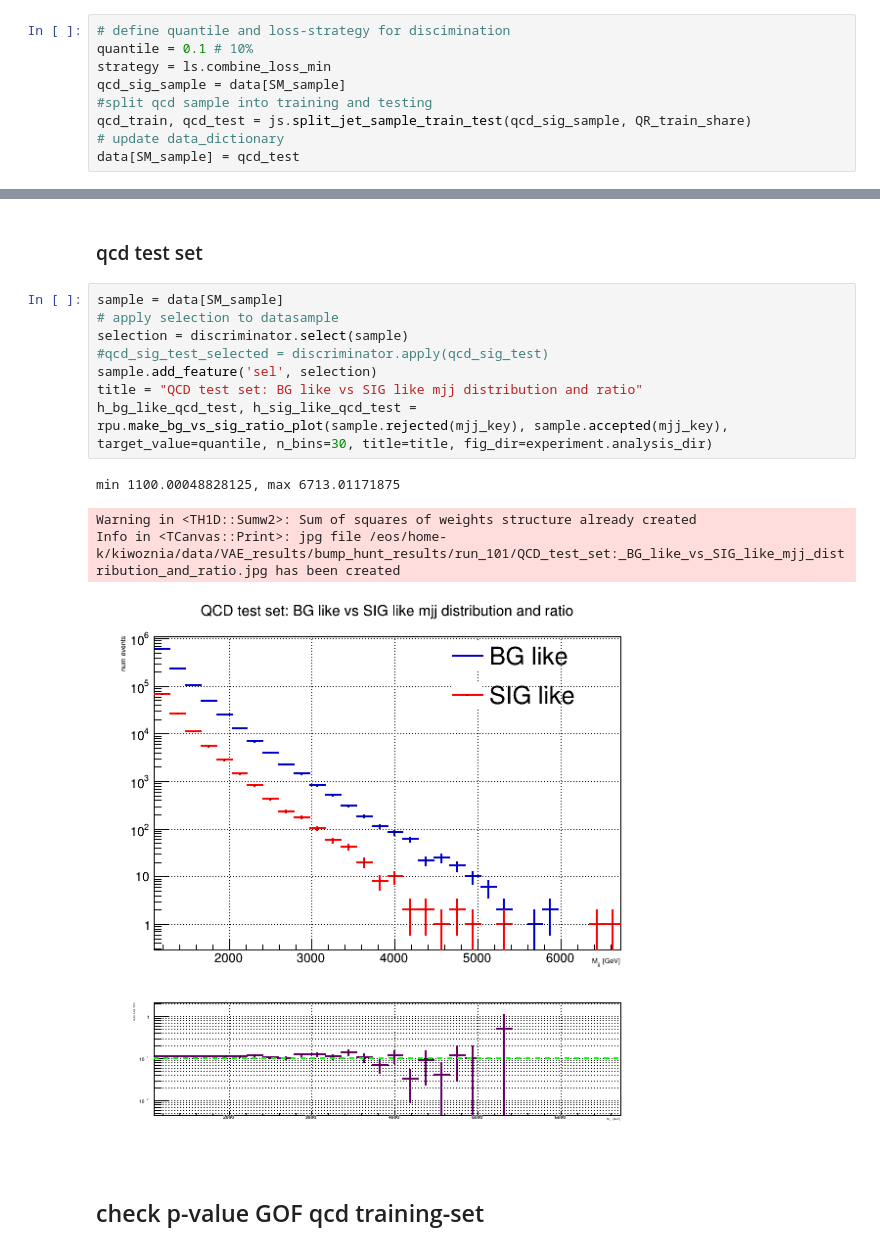
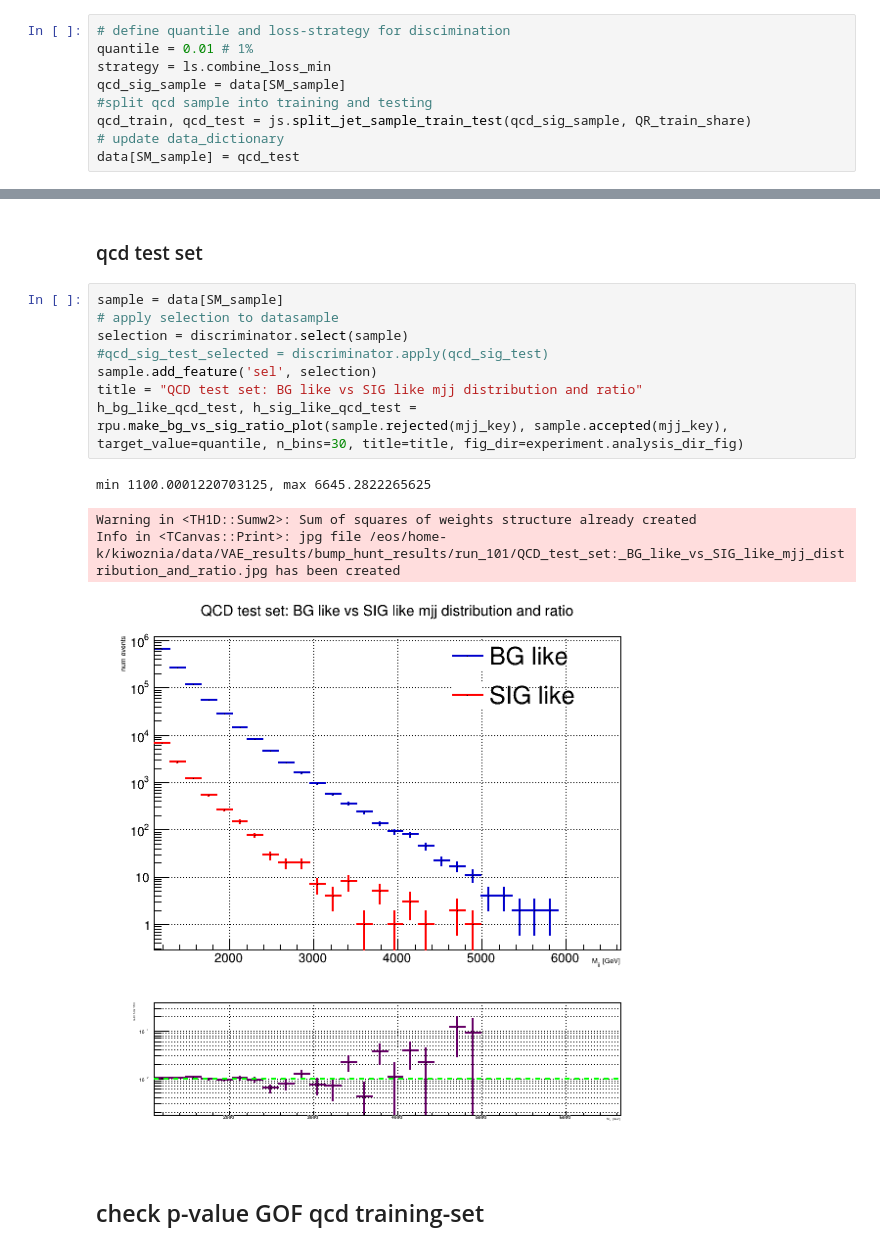
Before and after one commit to kingusiu/dadrah, a Jupyter notebook: main.ipynb, the cells around one changed output, grey strips where cells are left out. Drawn from its saved outputs; the diff is of its cells as text.

```diff
--- a/main.ipynb
+++ b/main.ipynb
@@ -48,7 +48,7 @@ num events read in dir  205020
 split into discriminator train and test-set
 # %%
 # define quantile and loss-strategy for discimination
-quantile = 0.1 # 10%
+quantile = 0.01 # 1%
 strategy = ls.combine_loss_min
 qcd_sig_sample = data[SM_sample]
 #split qcd sample into training and testing
@@ -122,16 +125,16 @@ Info in <TCanvas::Print>: jpg file /eos/home-k/kiwoznia/data/VAE_results/bump_hu
 # %%
 sample = data[SM_sample]
 # apply selection to datasample
 selection = discriminator.select(sample)
 #qcd_sig_test_selected = discriminator.apply(qcd_sig_test)
 sample.add_feature('sel', selection)
 title = "QCD test set: BG like vs SIG like mjj distribution and ratio"
-h_bg_like_qcd_test, h_sig_like_qcd_test = rpu.make_bg_vs_sig_ratio_plot(sample.rejected(mjj_key), sample.accepted(mjj_key), target_value=quantile, n_bins=30, title=title, fig_dir=experiment.analysis_dir)
+h_bg_like_qcd_test, h_sig_like_qcd_test = rpu.make_bg_vs_sig_ratio_plot(sample.rejected(mjj_key), sample.accepted(mjj_key), target_value=quantile, n_bins=30, title=title, fig_dir=experiment.analysis_dir_fig)
 # %% [output]
-min 1100.00048828125, max 6713.01171875
+min 1100.0001220703125, max 6645.2822265625
 Warning in <TH1D::Sumw2>: Sum of squares of weights structure already created
 Info in <TCanvas::Print>: jpg file /eos/home-k/kiwoznia/data/VAE_results/bump_hunt_results/run_101/QCD_test_set:_BG_like_vs_SIG_like_mjj_distribution_and_ratio.jpg has been created
-[figure, old version]
+[figure, new version]
 # %% [markdown]
 ## check p-value GOF qcd training-set
 # %%
```
Also changed, not shown: parts of 12 cells of this notebook, 4 other files.
